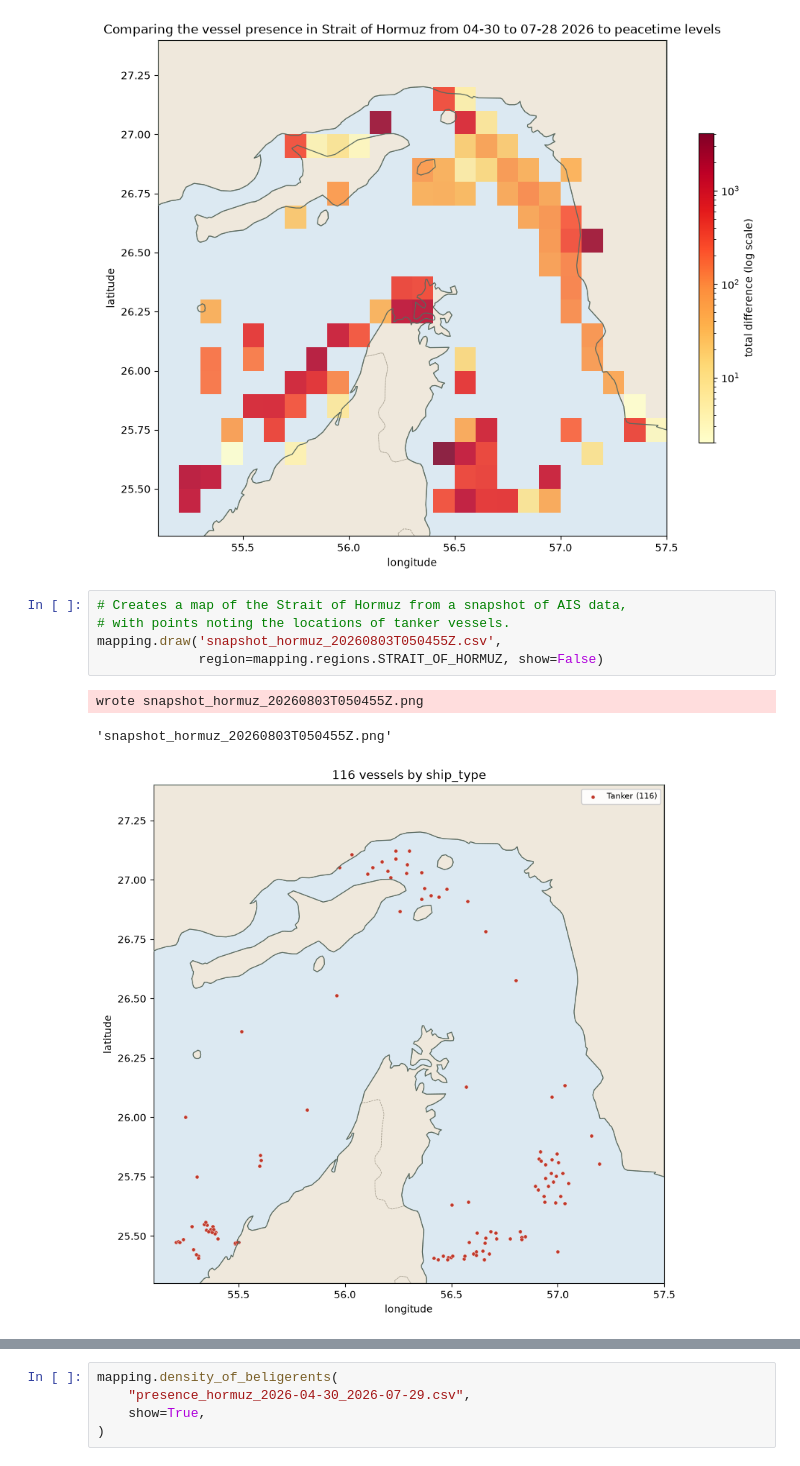
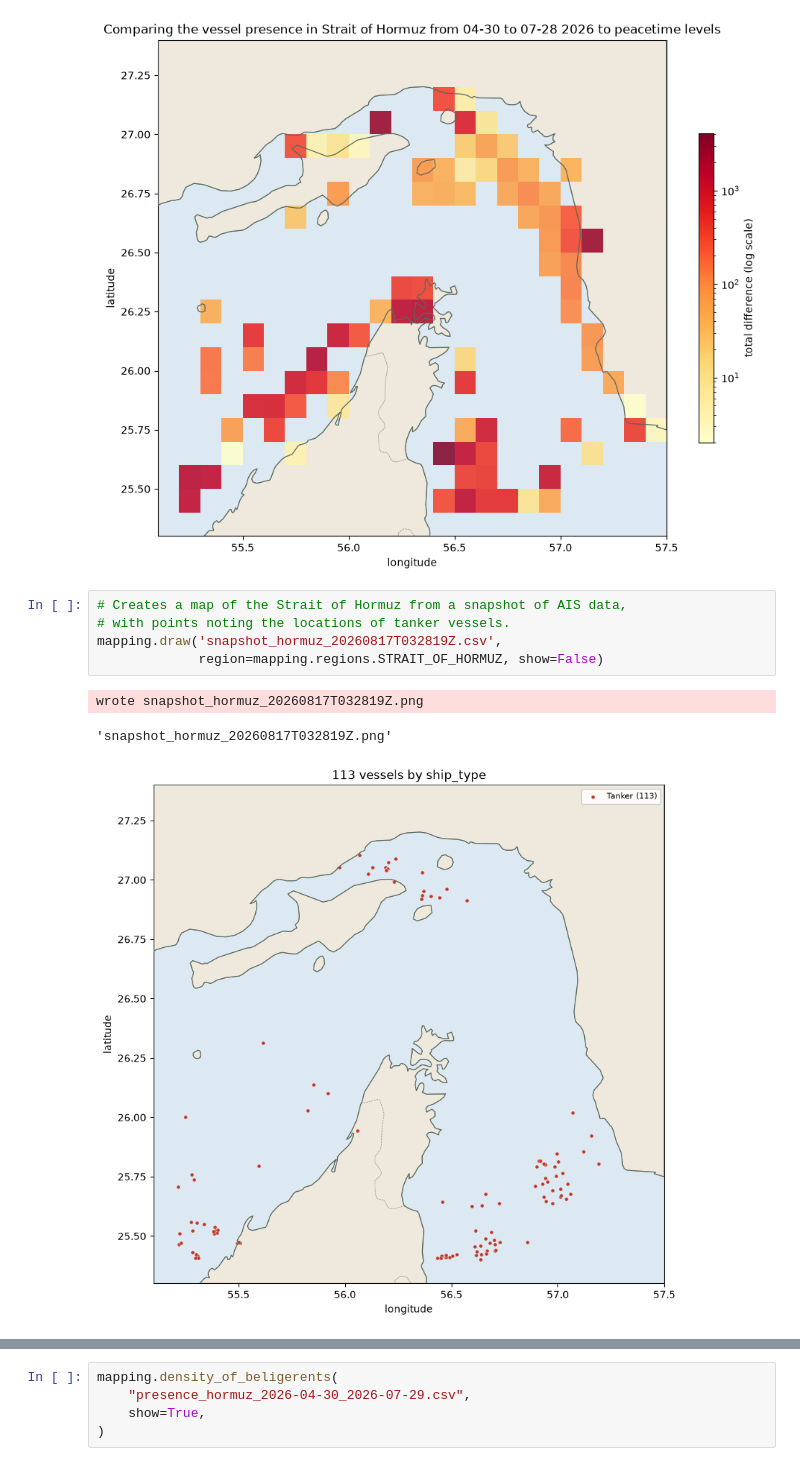
Before and after one commit to nanosnek/strait-of-hormuz-analyzed, a Jupyter notebook: EDA.ipynb, the cells around one changed output, grey strips where cells are left out. Saved outputs shown, nothing was run; the diff lists cells and outputs as text.

```diff
--- a/EDA.ipynb
+++ b/EDA.ipynb
@@ -214,10 +217,10 @@ wrote presence_hormuz_2026-04-30_2026-07-29_diff.png
 # %%
 # Creates a map of the Strait of Hormuz from a snapshot of AIS data,
 # with points noting the locations of tanker vessels.
-mapping.draw('snapshot_hormuz_20260803T050455Z.csv',
+mapping.draw('snapshot_hormuz_20260817T032819Z.csv',
              region=mapping.regions.STRAIT_OF_HORMUZ, show=False)
 # %% [output]
-wrote snapshot_hormuz_20260803T050455Z.png
+wrote snapshot_hormuz_20260817T032819Z.png
-'snapshot_hormuz_20260803T050455Z.png'
+'snapshot_hormuz_20260817T032819Z.png'
-[figure, old version]
+[figure, new version]
 # %%
```
Also changed, not shown: parts of 8 cells of this notebook, 1 other file.
